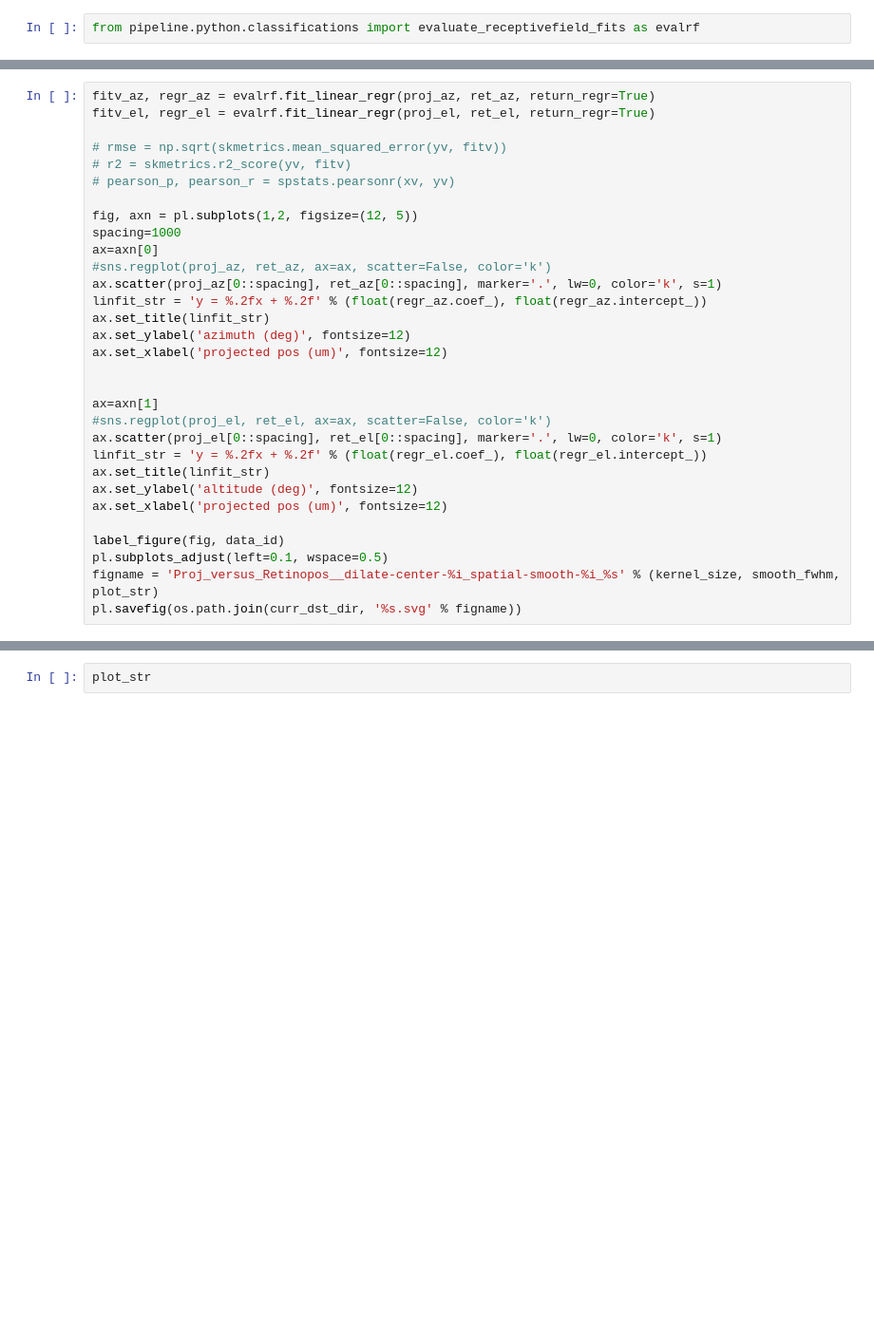
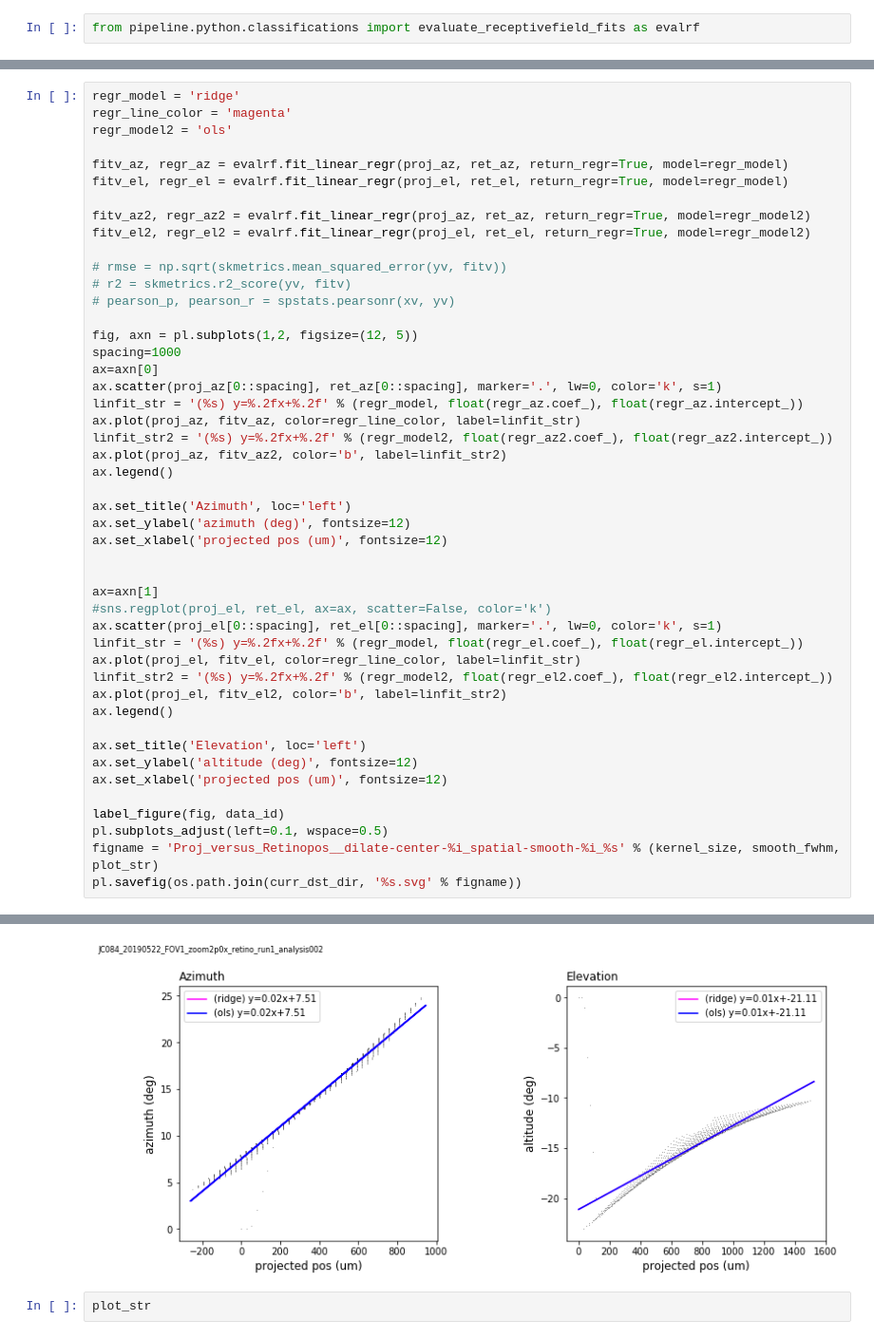
Before and after one commit to julianarhee/2p-pipeline, a Jupyter notebook: pipeline/python/classifications/notebooks/retinotopy/aggregate_gradient_estimation.ipynb, the cells around one changed output, grey strips where cells are left out. Shown at 95% size. Cells and saved outputs as stored; diff of their text form; blank space fills up the shorter version.

```diff
--- a/pipeline/python/classifications/notebooks/retinotopy/aggregate_gradient_estimation.ipynb
+++ b/pipeline/python/classifications/notebooks/retinotopy/aggregate_gradient_estimation.ipynb
@@ -1119,6 +1094,13 @@ from pipeline.python.classifications import evaluate_receptivefield_fits as eval
 # %%
-fitv_az, regr_az = evalrf.fit_linear_regr(proj_az, ret_az, return_regr=True)
-fitv_el, regr_el = evalrf.fit_linear_regr(proj_el, ret_el, return_regr=True)
+regr_model = 'ridge'
+regr_line_color = 'magenta'
+regr_model2 = 'ols'
+
+fitv_az, regr_az = evalrf.fit_linear_regr(proj_az, ret_az, return_regr=True, model=regr_model)
+fitv_el, regr_el = evalrf.fit_linear_regr(proj_el, ret_el, return_regr=True, model=regr_model)
+
+fitv_az2, regr_az2 = evalrf.fit_linear_regr(proj_az, ret_az, return_regr=True, model=regr_model2)
+fitv_el2, regr_el2 = evalrf.fit_linear_regr(proj_el, ret_el, return_regr=True, model=regr_model2)
 
 # rmse = np.sqrt(skmetrics.mean_squared_error(yv, fitv))
 # r2 = skmetrics.r2_score(yv, fitv)
@@ -1127,10 +1109,14 @@ fitv_el, regr_el = evalrf.fit_linear_regr(proj_el, ret_el, return_regr=True)
 fig, axn = pl.subplots(1,2, figsize=(12, 5))
 spacing=1000
 ax=axn[0]
-#sns.regplot(proj_az, ret_az, ax=ax, scatter=False, color='k')
 ax.scatter(proj_az[0::spacing], ret_az[0::spacing], marker='.', lw=0, color='k', s=1)
-linfit_str = 'y = %.2fx + %.2f' % (float(regr_az.coef_), float(regr_az.intercept_))
-ax.set_title(linfit_str)
+linfit_str = '(%s) y=%.2fx+%.2f' % (regr_model, float(regr_az.coef_), float(regr_az.intercept_))
+ax.plot(proj_az, fitv_az, color=regr_line_color, label=linfit_str)
+linfit_str2 = '(%s) y=%.2fx+%.2f' % (regr_model2, float(regr_az2.coef_), float(regr_az2.intercept_))
+ax.plot(proj_az, fitv_az2, color='b', label=linfit_str2)
+ax.legend()
+
+ax.set_title('Azimuth', loc='left')
 ax.set_ylabel('azimuth (deg)', fontsize=12)
 ax.set_xlabel('projected pos (um)', fontsize=12)
 
@@ -1138,8 +1124,13 @@ ax.set_xlabel('projected pos (um)', fontsize=12)
 ax=axn[1]
 #sns.regplot(proj_el, ret_el, ax=ax, scatter=False, color='k')
 ax.scatter(proj_el[0::spacing], ret_el[0::spacing], marker='.', lw=0, color='k', s=1)
-linfit_str = 'y = %.2fx + %.2f' % (float(regr_el.coef_), float(regr_el.intercept_))
-ax.set_title(linfit_str)
+linfit_str = '(%s) y=%.2fx+%.2f' % (regr_model, float(regr_el.coef_), float(regr_el.intercept_))
+ax.plot(proj_el, fitv_el, color=regr_line_color, label=linfit_str)
+linfit_str2 = '(%s) y=%.2fx+%.2f' % (regr_model2, float(regr_el2.coef_), float(regr_el2.intercept_))
+ax.plot(proj_el, fitv_el2, color='b', label=linfit_str2)
+ax.legend()
+
+ax.set_title('Elevation', loc='left')
 ax.set_ylabel('altitude (deg)', fontsize=12)
 ax.set_xlabel('projected pos (um)', fontsize=12)
 
@@ -1153,3 +1142,4 @@ pl.savefig(os.path.join(curr_dst_dir, '%s.svg' % figname))
+[figure, added]
 # %%
 plot_str
 # %% [output]
```
Also changed, not shown: parts of 51 cells of this notebook, 1 other file.
